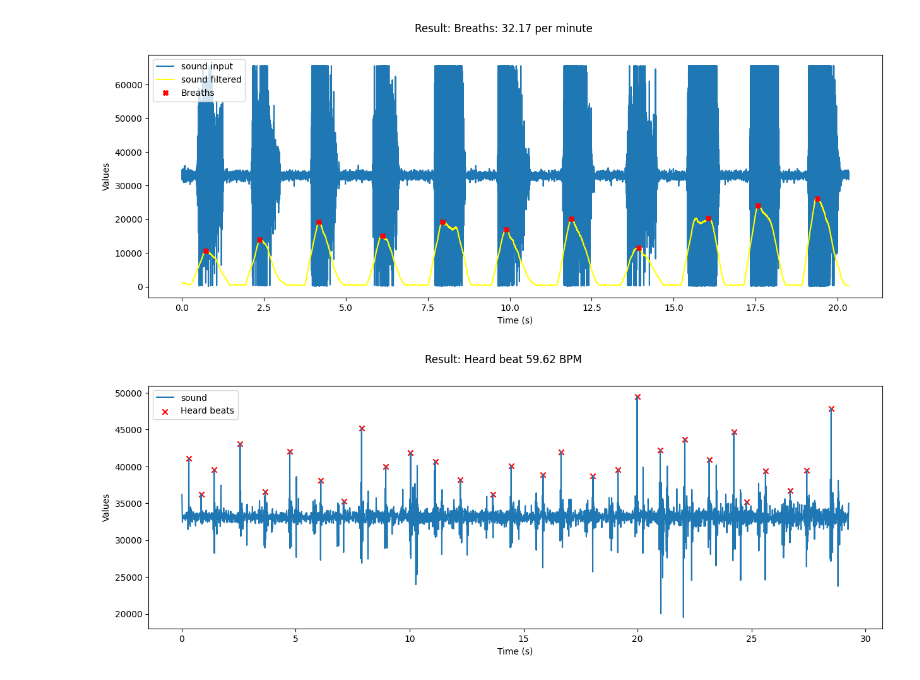
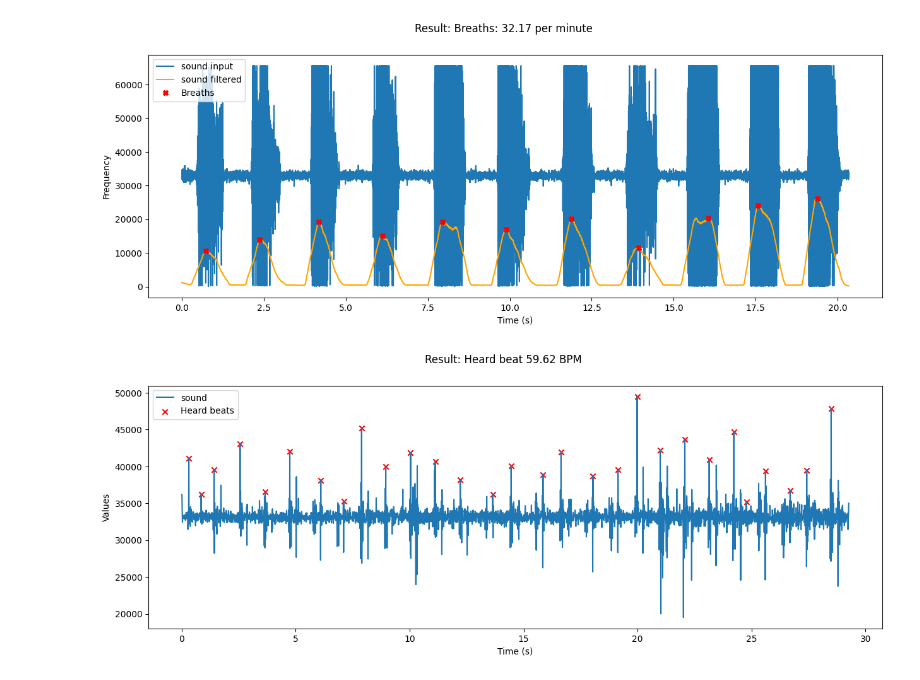
Before and after one commit to JanBoesch/MobileHealthSensing, a Jupyter notebook: V3_Mikrofon/Mikrofon.ipynb, the cells around one changed output. Drawn from its saved outputs; the diff is of its cells as text; code cells hidden in the pictures.

```diff
--- a/V3_Mikrofon/Mikrofon.ipynb
+++ b/V3_Mikrofon/Mikrofon.ipynb
@@ -17,36 +17,36 @@ time_series = np.arange(len(data)) * 0.001  # 1 Millisekunden pro Eintrag
 # Beispiel für Anomalieerkennung (Schwellenwert: 2 Standardabweichungen)
 mittelwert = np.mean(d_values)
 anomalien = [index for index, freq in enumerate(d_values) if abs(freq - mittelwert)]
 
 diffMittel = abs(d_values - mittelwert)
 
 #Filterung der Daten
 sgf = signal.savgol_filter(diffMittel, window_length=400, polyorder=1, mode="nearest")
 peaks, _ = find_peaks(sgf,  height=5000, distance=1000)
 
 # Zeitdifferenzen zwischen aufeinanderfolgenden Peaks auf der künstlichen Zeitreihe berechnen
 time_diffs = np.diff(time_series[peaks])
 
 # Atemzüge pro Minute berechnen
 breaths = 60 / np.mean(time_diffs)
 
 # Create a figure and set its size to 15x5 in.
 fig, ax2 = plt.subplots(figsize=(15,5))
 fig.suptitle(f'Result: Breaths: {breaths:.2f} per minute')
 
 # Plot a line chart
 ax2.plot(time_series, d_values, label='sound input')
-ax2.plot(time_series, sgf, label='sound filtered', color="yellow")
+ax2.plot(time_series, sgf, label='sound filtered', color="orange")
 ax2.plot(time_series[peaks], sgf[peaks], 'X', label='Breaths', color='red')
 
 ax2.set_xlabel('Time (s)')
-ax2.set_ylabel('Values')
+ax2.set_ylabel('Frequency')
 ax2.legend()
 
 # Show plot
 plt.show()
 # %% [output]
-[figure, old version]
+[figure, new version]
 # %%
 import pandas as pd
 import numpy as np
```
Also changed, not shown: 3 other files.
